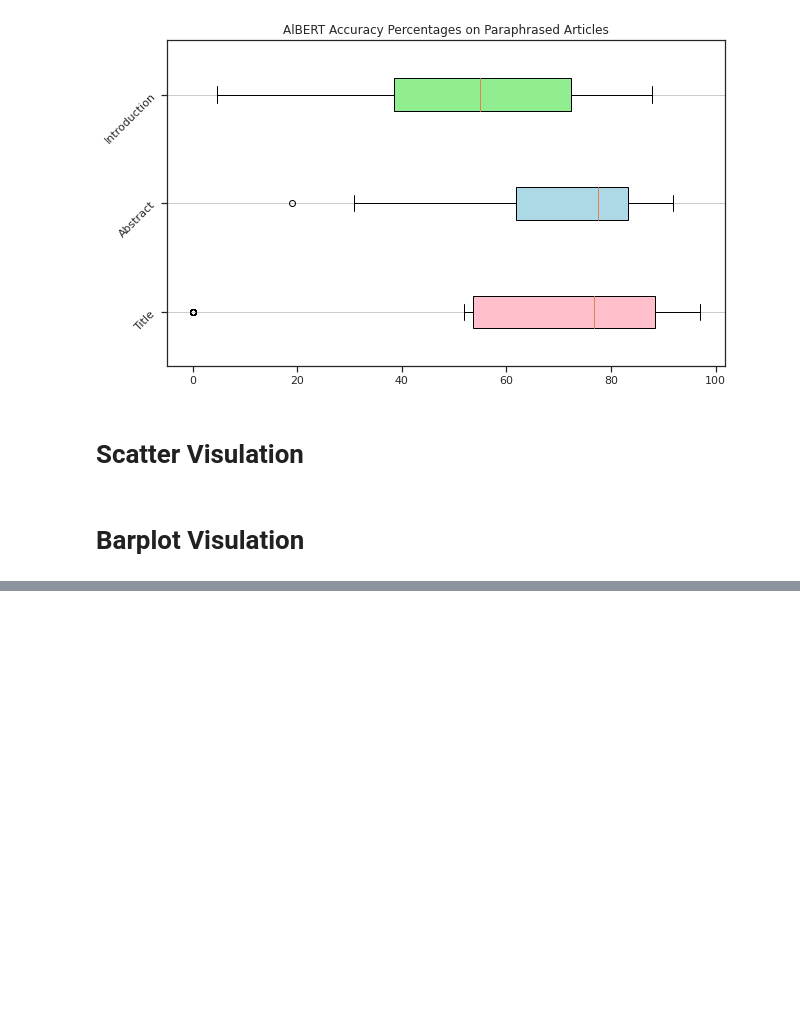
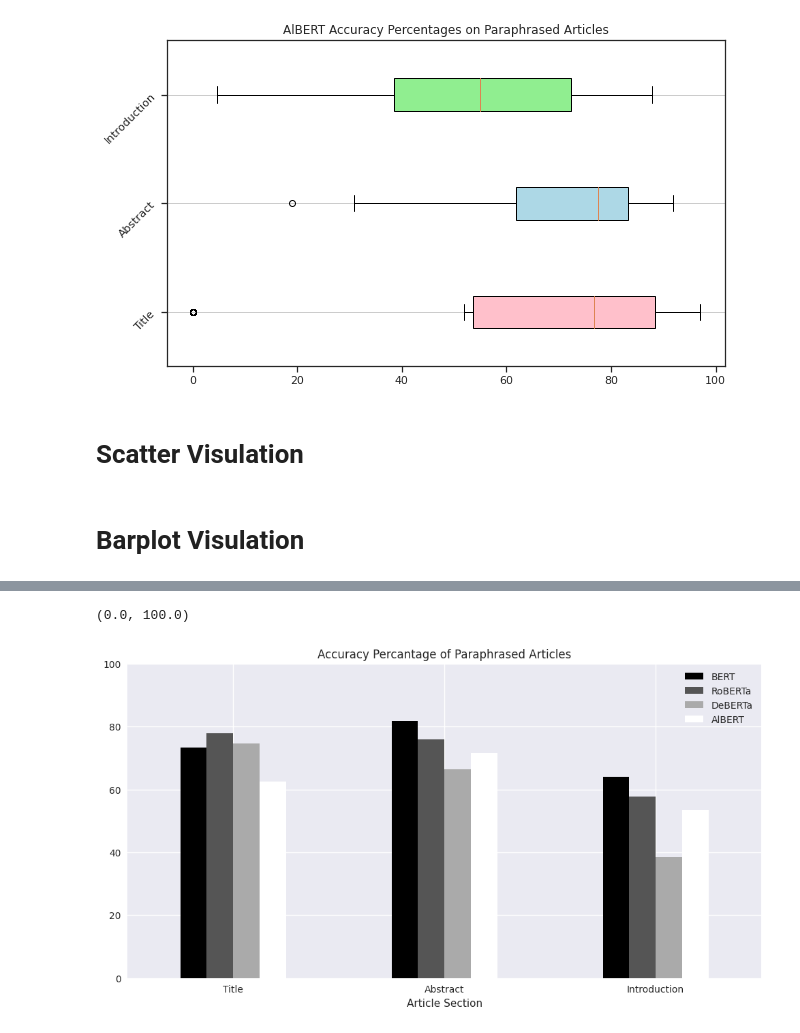
Before and after one commit to aemreusta/success-of-ai-writers, a Jupyter notebook: notebooks/paraphrased-data-experiment-visualisation.ipynb, the cells around one changed output, grey strips where cells are left out. Cells and saved outputs as stored; diff of their text form; code cells hidden in the pictures; blank space fills up the shorter version.

Commit message:
gray accuracy barplot added

```diff
--- a/notebooks/paraphrased-data-experiment-visualisation.ipynb
+++ b/notebooks/paraphrased-data-experiment-visualisation.ipynb
@@ -204,0 +203,15 @@ plt.ylim([0,100])
+# %%
+
+#plot columns on bar chart
+plt.style.use('seaborn')
+df[['Article Section', 'BERT', 'RoBERTa', 'DeBERTa',"AlBERT"]].plot(x='Article Section',
+                                                                     kind='bar',
+                                                                     title="Accuracy Percantage of Paraphrased Articles",
+                                                                     figsize=(12,6),
+                                                                     colormap=plt.cm.gray
+                                                                    )
+plt.xticks(rotation=0);
+plt.ylim([0,100])
+# %% [output]
+(0.0, 100.0)
+[figure, added]
```
Also changed, not shown: parts of 2 cells of this notebook.
